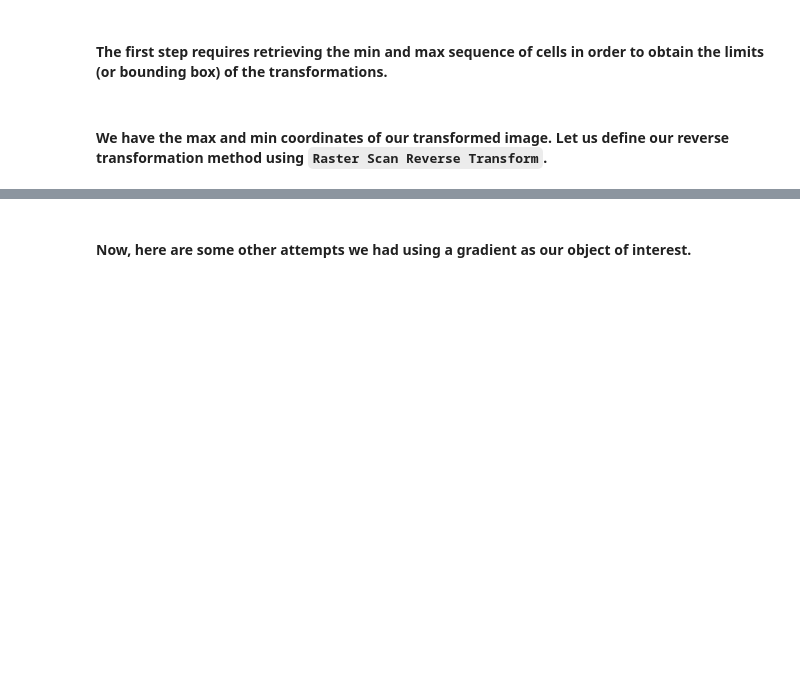
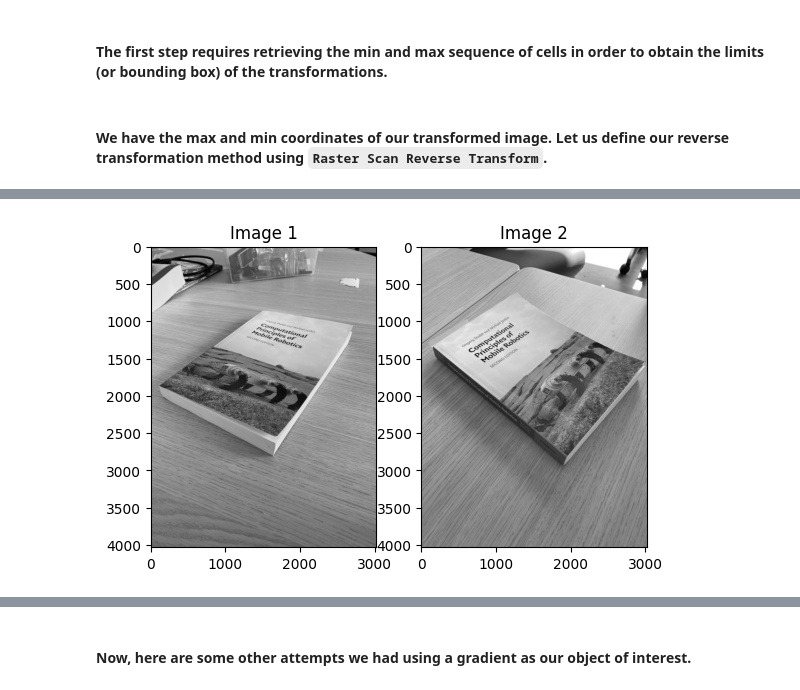
Before and after one commit to JoshuaG-K/transformation-visualization-tool, a Jupyter notebook: transformations.ipynb, the cells around one changed output, grey strips where cells are left out. Saved outputs shown, nothing was run; the diff lists cells and outputs as text; code cells hidden in the pictures; blank space fills up the shorter version.

```diff
--- a/transformations.ipynb
+++ b/transformations.ipynb
@@ -846,0 +898,35 @@ top_right (1206656, 5405862)
+# %%
+import numpy as np
+import cv2 as cv
+from matplotlib import pyplot as plt
+MIN_MATCH_COUNT = 10
+
+img1 = cv.imread('images/book1.JPG', cv.IMREAD_GRAYSCALE) # read image from perspective 1
+img2 = cv.imread('images/book2.JPG', cv.IMREAD_GRAYSCALE) # read image from perspective 2
+fig, axes = plt.subplots(1, 2)
+
+# Plot the two images side-by-side
+axes[0].imshow(cv2.cvtColor(img1, cv2.COLOR_BGR2RGB))
+axes[0].set_title('Image 1')
+axes[1].imshow(cv2.cvtColor(img2, cv2.COLOR_BGR2RGB))
+axes[1].set_title('Image 2')
+plt.show()
+
+# Initiate SIFT detector (this is a keypoint-detection method thats implication goes beyond
+# the scope of this notebook.)
+sift = cv.SIFT_create()
+# Identify the keypoints (noteable features) between both images
+kp1, des1 = sift.detectAndCompute(img1,None)
+kp2, des2 = sift.detectAndCompute(img2,None)
+FLANN_INDEX_KDTREE = 1
+index_params = dict(algorithm = FLANN_INDEX_KDTREE, trees = 5)
+search_params = dict(checks = 50)
+flann = cv.FlannBasedMatcher(index_params, search_params)
+matches = flann.knnMatch(des1,des2,k=2) # Apply KNN algorithm to find possible matching features
+# Store all the good matches as per Lowe's ratio test.
+good = []
+for m,n in matches:
+    if m.distance < 0.6*n.distance:
+        good.append(m)
+# %% [output]
+[figure, added]
```
Also changed, not shown: parts of 33 cells of this notebook, 29 other files.
